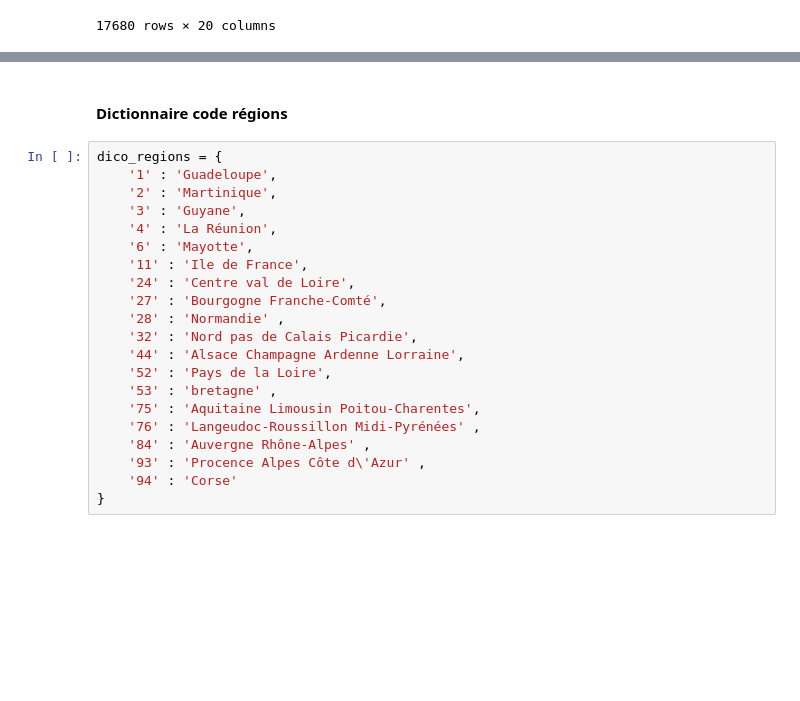
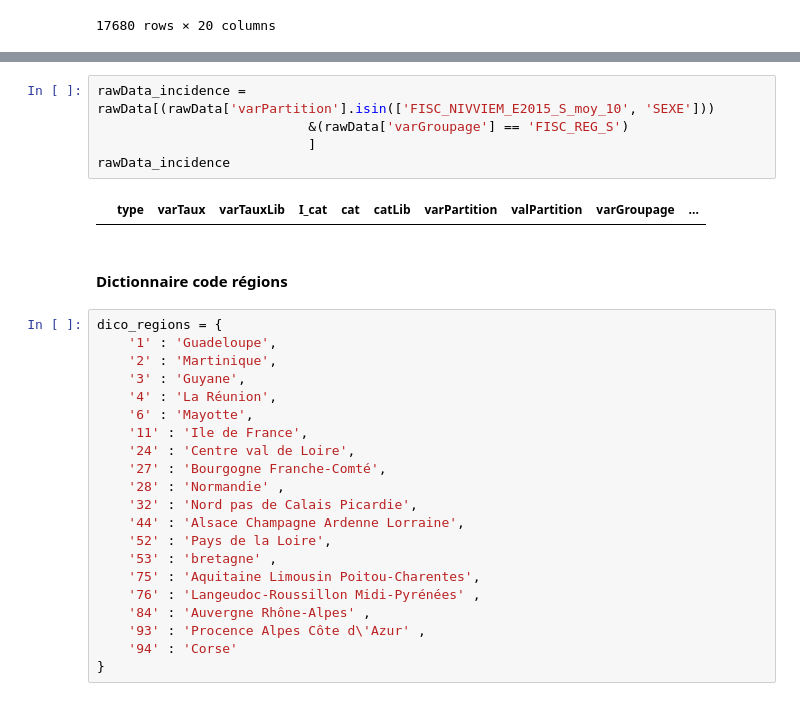
Before and after one commit to bbasa1/Maladies_chroniques_offre_de_soin_inegalites_sociales_ou_facteurs_environnementaux, a Jupyter notebook: Introduction_base.ipynb, the cells around one changed output, grey strips where cells are left out. Drawn from its saved outputs; the diff is of its cells as text; blank space fills up the shorter version.

```diff
--- a/Introduction_base.ipynb
+++ b/Introduction_base.ipynb
@@ -110,3 +97,10 @@ KeyError: "None of [Index(['FISC_NIVVIEM_E2015_S_moy_10'], dtype='object')] are
+# %%
+rawData_incidence = rawData[(rawData['varPartition'].isin(['FISC_NIVVIEM_E2015_S_moy_10', 'SEXE']))
+                           &(rawData['varGroupage'] == 'FISC_REG_S')
+                           ]
+rawData_incidence
+# %% [output]
+|  | type | varTaux | varTauxLib | I_cat | cat | catLib | varPartition | valPartition | varGroupage | ... |
 # %% [markdown]
 #### Dictionnaire code régions
 # %%
```
Also changed, not shown: parts of 6 cells of this notebook.
